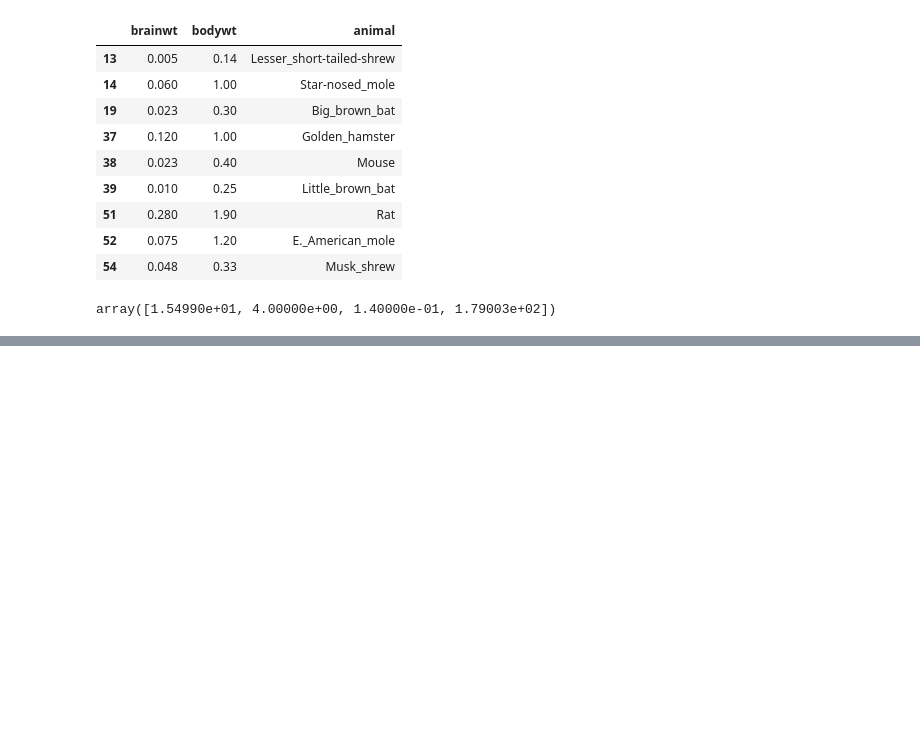
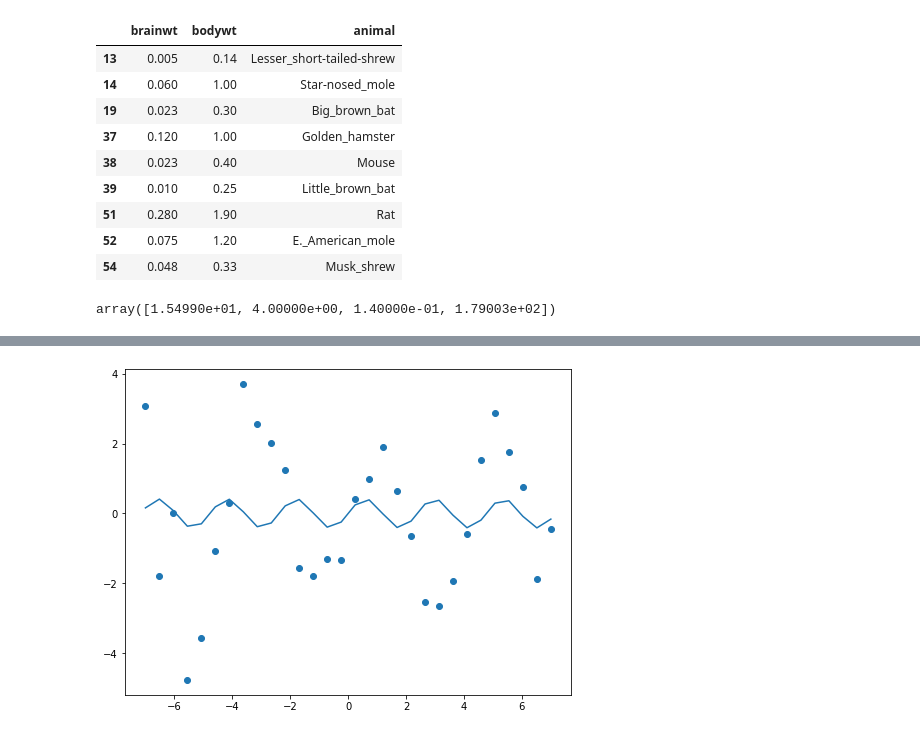
Before and after one commit to albertoid/clases_datamex0120, a Jupyter notebook: w4_d1 - Desc Stats, Intro Scipy.ipynb, the cells around one changed output, grey strips where cells are left out. Cells and saved outputs as stored; diff of their text form; code cells hidden in the pictures; blank space fills up the shorter version.

```diff
--- a/w4_d1 - Desc Stats, Intro Scipy.ipynb
+++ b/w4_d1 - Desc Stats, Intro Scipy.ipynb
@@ -231,0 +394,6 @@ array([1.54990e+01, 4.00000e+00, 1.40000e-01, 1.79003e+02])
+# %%
+plt.figure(figsize=(8, 6))
+plt.scatter(x_data, y_data)
+plt.plot(x_data, test_func(x_data, param_a_b[0], param_a_b[1]));
+# %% [output]
+[figure, added]
```
Also changed, not shown: parts of 44 cells of this notebook.
